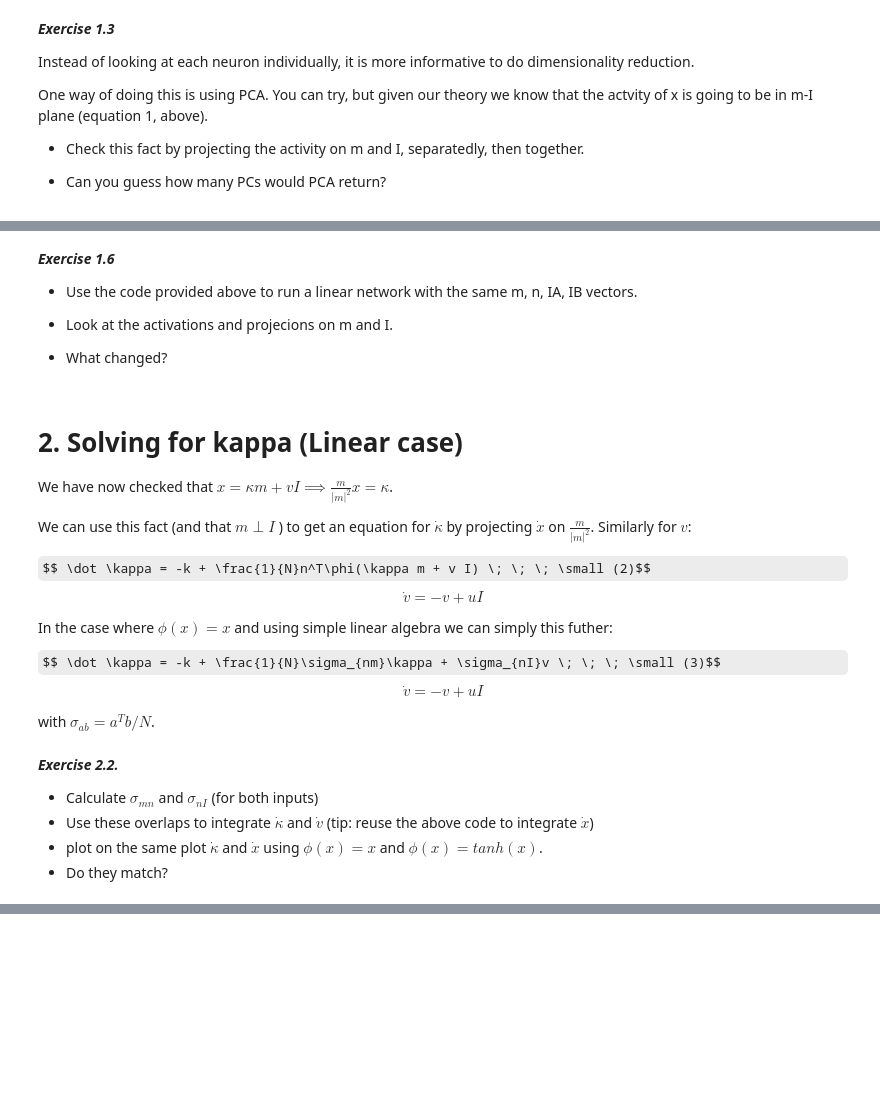
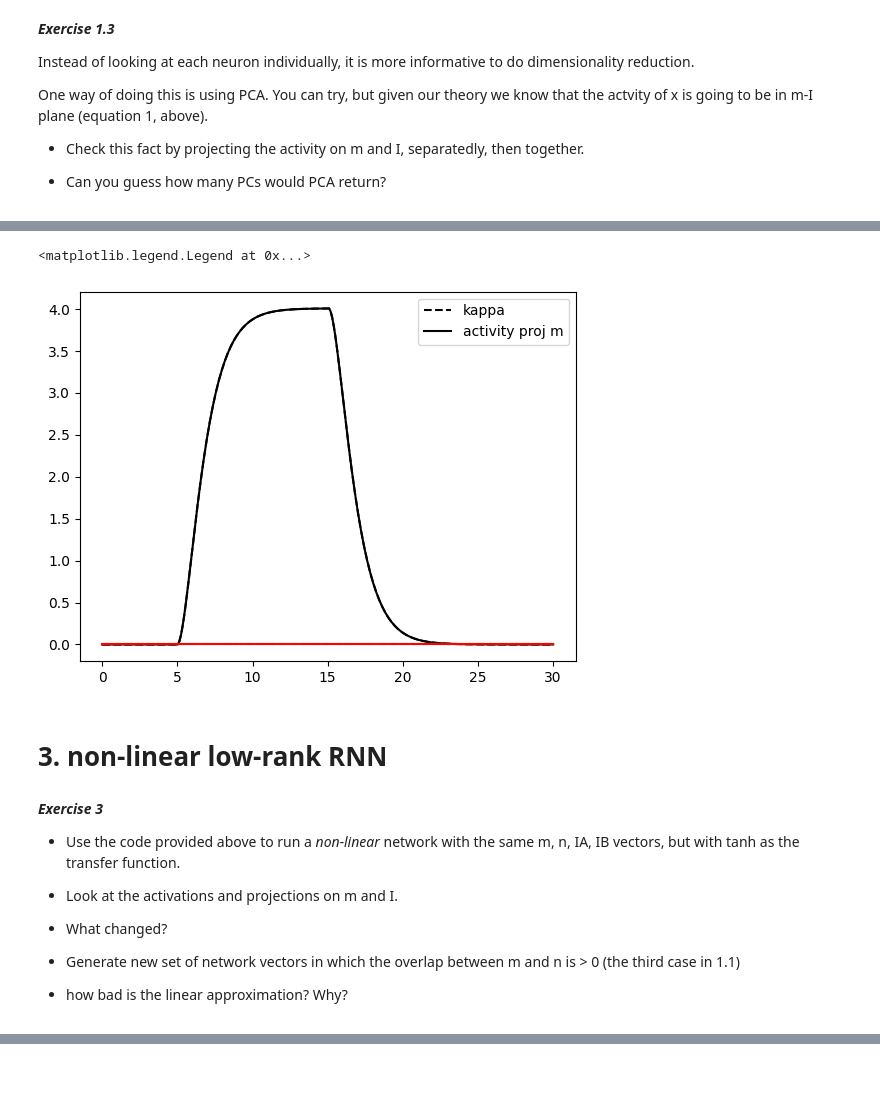
Before and after one commit to jmourabarbosa/lowrank_tutorial, a Jupyter notebook: tutorial1.ipynb, the cells around one changed output, grey strips where cells are left out. Saved outputs shown, nothing was run; the diff lists cells and outputs as text; code cells hidden in the pictures; some formulas as TeX source; blank space fills up the shorter version.

```diff
--- a/tutorial1.ipynb
+++ b/tutorial1.ipynb
@@ -142,32 +155,43 @@ plt.plot(X[1] @ IB / np.linalg.norm(IB)**2,X[1] @ m / np.linalg.norm(m)**2)
+# %%
+# two trials, one for each input
+kappa = [0,0]
+v = [0,0]
+K = np.zeros((2,len(time)))
+
+for ti in range(len(time)):
+
+    # one input
+    s_sigma_mn, s_sigma_nI =
+    kappa_rec =
+    v[0] =
+    kappa[0] = kappa[0] + dt*(...)
+
+    # second input
+
+    K[:,ti] = kappa
+
+
+plt.plot(time,K[0],'k--',label='kappa')
+plt.plot(...)
+
+plt.plot(time,K[1],'r--')
+plt.plot(...)
+
+plt.legend()
+# %% [output]
+<matplotlib.legend.Legend at 0x...>
+[figure, added]
+# %% [markdown]
+# 3. non-linear low-rank RNN ##
 # %% [markdown]
-***Exercise 1.6***
+***Exercise 3***
 
-* Use the code provided above to run a linear network with the same m, n, IA, IB vectors.
+* Use the code provided above to run a *non-linear* network with the same m, n, IA, IB vectors, but with tanh as the transfer function.
 
-* Look at the activations and projecions on m and I.
+* Look at the activations and projections on m and I.
 
 * What changed?
+
+* Generate new set of network vectors in which the overlap between m and n is > 0 (the third case in 1.1)
+
+* how bad is the linear approximation? Why?
-# %% [markdown]
-# 2. Solving for kappa (Linear case)
-
-We have now checked that $x = \kappa m + v I \implies \frac{m}{|m|^2} x = \kappa$.
-
-We can use this fact (and that $m \perp I$ ) to get an equation for $\dot \kappa$ by projecting $\dot x$ on $\frac{m}{|m|^2}$. Similarly for $v$:
-
-$$ \dot \kappa = -k + \frac{1}{N}n^T\phi(\kappa m + v I) \; \; \; \small (2)$$
-$$ \dot v = -v + u I$$
-
-In the case where $\phi(x) = x$ and using simple linear algebra we can simply this futher:
-
-$$ \dot \kappa = -k + \frac{1}{N}\sigma_{nm}\kappa + \sigma_{nI}v \; \; \; \small (3)$$
-$$ \dot v = -v + uI$$
-
-
-with $\sigma_{ab} = a^Tb/N$.
-# %% [markdown]
-***Exercise 2.2.***
-
-* Calculate $\sigma_{mn}$ and $\sigma_{nI}$ (for both inputs)
-* Use these overlaps to integrate $\dot \kappa$ and $\dot v$ (tip: reuse the above code to integrate $\dot x$)
-* plot on the same plot $\dot \kappa$ and $\dot x$ using $\phi(x) = x$ and $\phi(x) = tanh(x)$.
-* Do they match?
```
Also changed, not shown: parts of 28 cells of this notebook, 7 other files.
